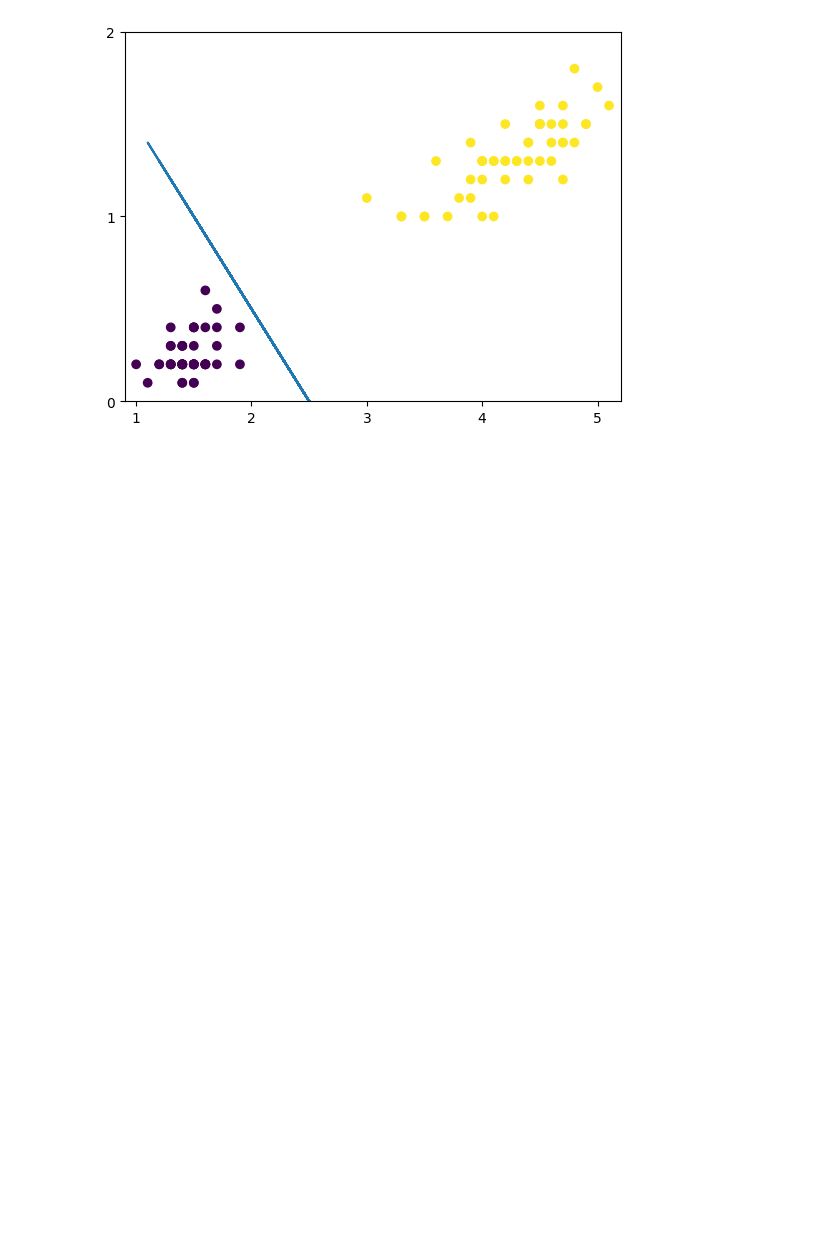
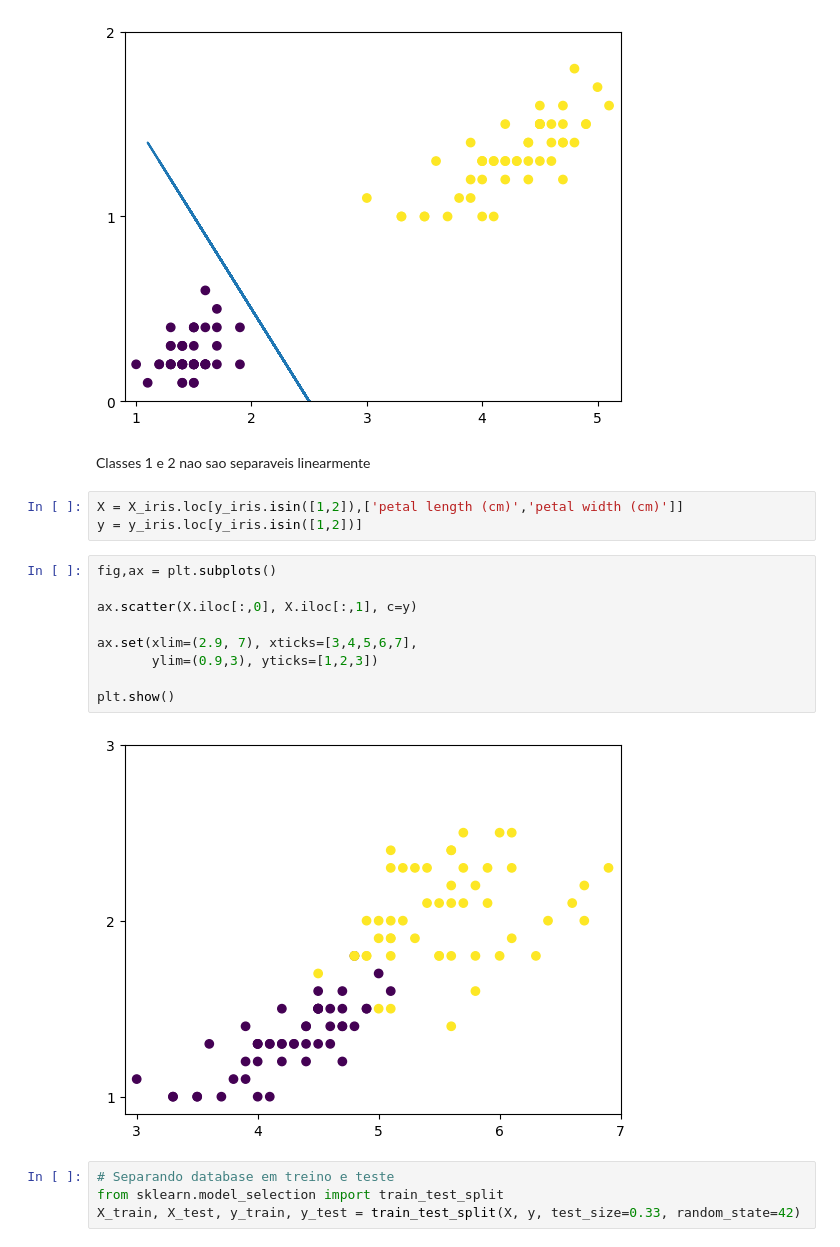
Before and after one commit to matheussteinbach/ai-studies, a Jupyter notebook: perceptron.ipynb, the cells around one changed output. Drawn from its saved outputs; the diff is of its cells as text; blank space fills up the shorter version.

```diff
--- a/perceptron.ipynb
+++ b/perceptron.ipynb
@@ -97,3 +97,23 @@ ax.set(xlim=(0.9, 5.2), xticks=[1,2,3,4,5],
 plt.show()
 # %% [output]
 [figure]
+# %% [markdown]
+Classes 1 e 2 nao sao separaveis linearmente
+# %%
+X = X_iris.loc[y_iris.isin([1,2]),['petal length (cm)','petal width (cm)']]
+y = y_iris.loc[y_iris.isin([1,2])]
+# %%
+fig,ax = plt.subplots()
+
+ax.scatter(X.iloc[:,0], X.iloc[:,1], c=y)
+
+ax.set(xlim=(2.9, 7), xticks=[3,4,5,6,7],
+       ylim=(0.9,3), yticks=[1,2,3])
+
+plt.show()
+# %% [output]
+[figure, added]
+# %%
+# Separando database em treino e teste
+from sklearn.model_selection import train_test_split
+X_train, X_test, y_train, y_test = train_test_split(X, y, test_size=0.33, random_state=42)
```
Also changed, not shown: parts of 21 cells of this notebook.
